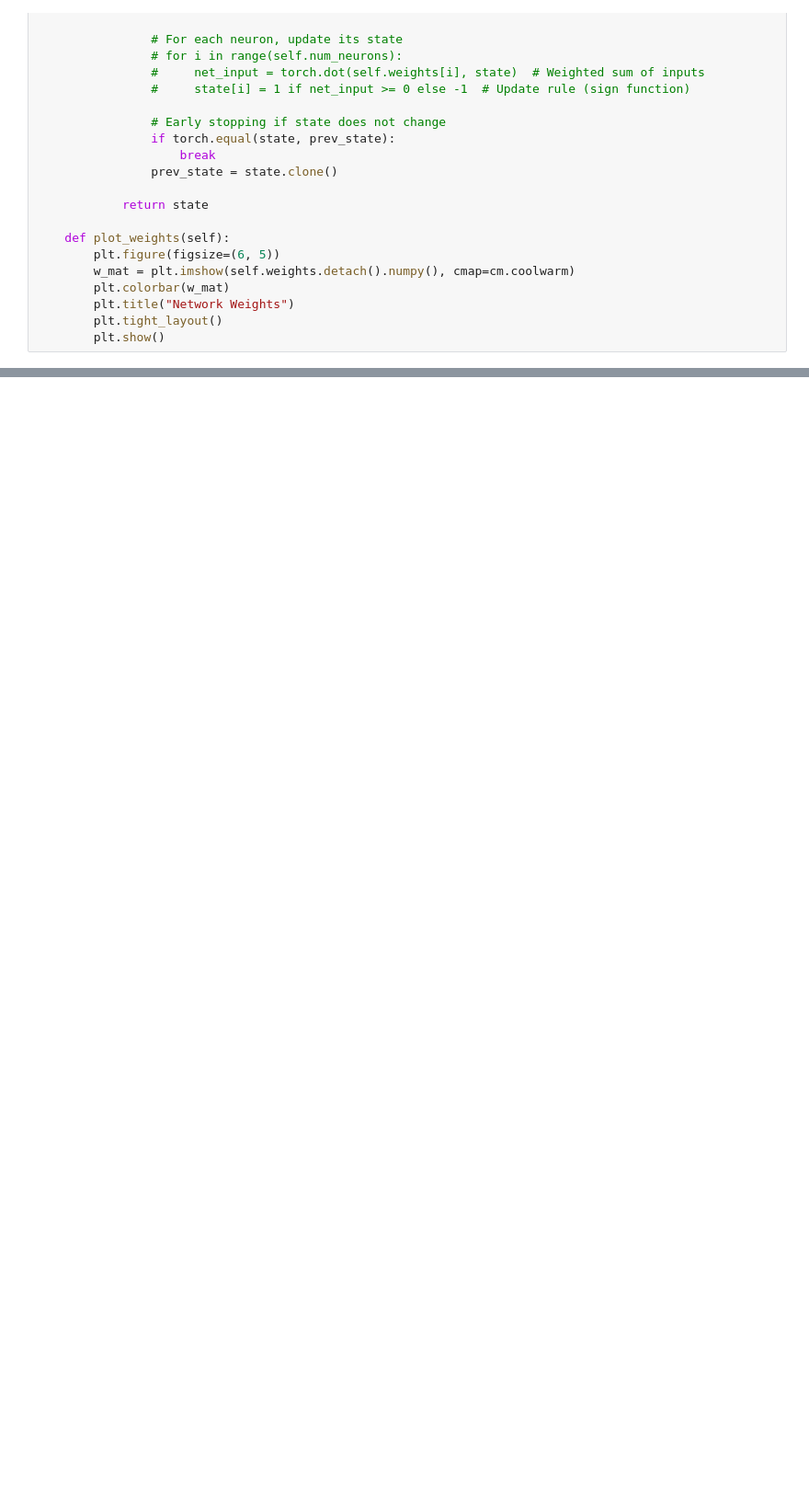
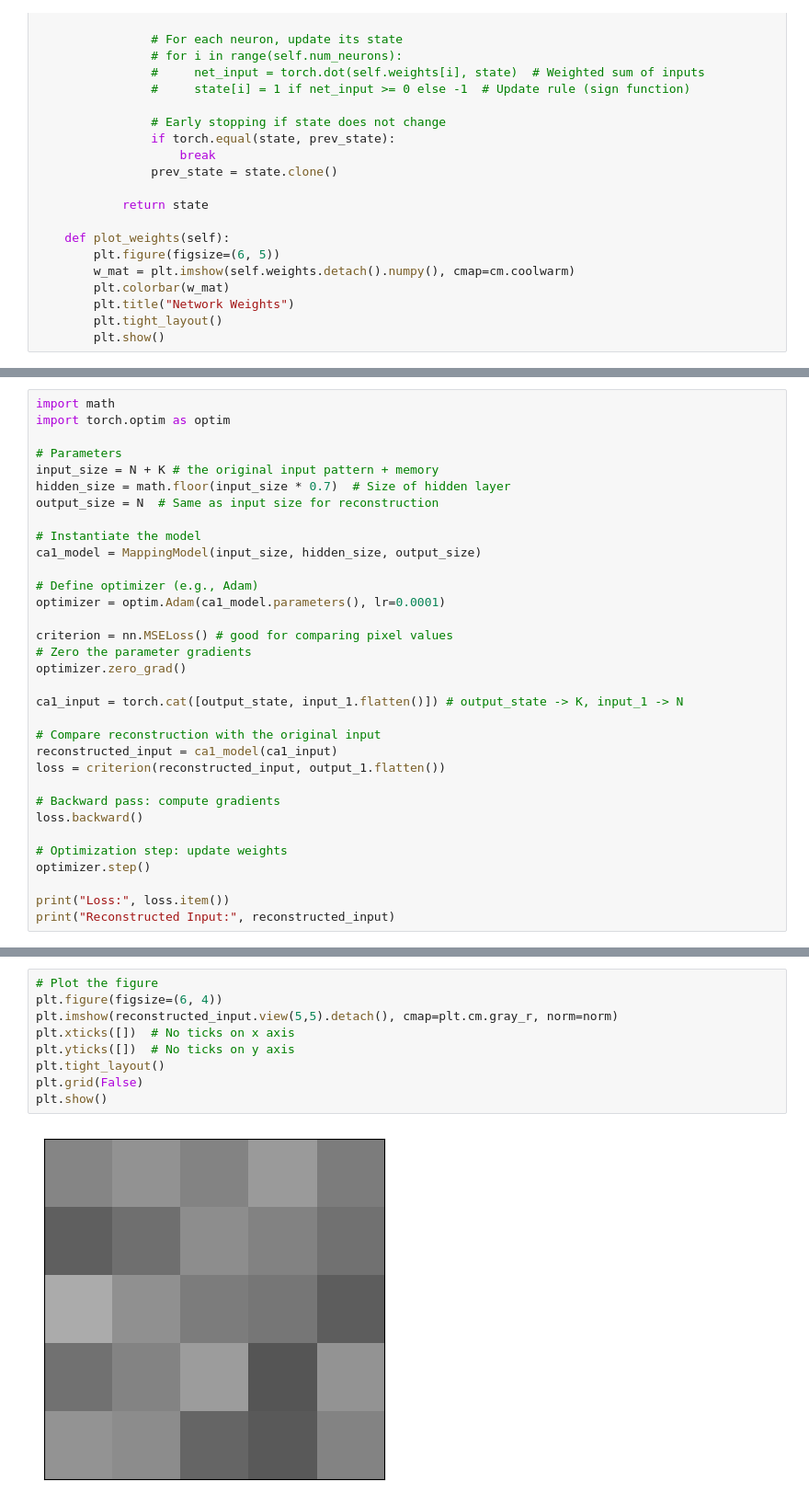
Before and after one commit to mikolasan/ai_sandbox, a Jupyter notebook: arc/Hippocampus.ipynb, the cells around one changed output, grey strips where cells are left out. Shown at 92% size. Drawn from its saved outputs; the diff is of its cells as text; blank space fills up the shorter version.

```diff
--- a/arc/Hippocampus.ipynb
+++ b/arc/Hippocampus.ipynb
@@ -213,0 +278,33 @@ plt.show()
+# %%
+import math
+import torch.optim as optim
+
+# Parameters
+input_size = N + K # the original input pattern + memory
+hidden_size = math.floor(input_size * 0.7)  # Size of hidden layer
+output_size = N  # Same as input size for reconstruction
+
+# Instantiate the model
+ca1_model = MappingModel(input_size, hidden_size, output_size)
+
+# Define optimizer (e.g., Adam)
+optimizer = optim.Adam(ca1_model.parameters(), lr=0.0001)
+
+criterion = nn.MSELoss() # good for comparing pixel values
+# Zero the parameter gradients
+optimizer.zero_grad()
+
+ca1_input = torch.cat([output_state, input_1.flatten()]) # output_state -> K, input_1 -> N
+
+# Compare reconstruction with the original input
+reconstructed_input = ca1_model(ca1_input)
+loss = criterion(reconstructed_input, output_1.flatten())
+
+# Backward pass: compute gradients
+loss.backward()
+
+# Optimization step: update weights
+optimizer.step()
+
+print("Loss:", loss.item())
+print("Reconstructed Input:", reconstructed_input)
@@ -213,0 +317,11 @@ plt.show()
+# %%
+# Plot the figure
+plt.figure(figsize=(6, 4))
+plt.imshow(reconstructed_input.view(5,5).detach(), cmap=plt.cm.gray_r, norm=norm)
+plt.xticks([])  # No ticks on x axis
+plt.yticks([])  # No ticks on y axis
+plt.tight_layout()
+plt.grid(False)
+plt.show()
+# %% [output]
+[figure, added]
```
Also changed, not shown: parts of 18 cells of this notebook, 2 other files.
